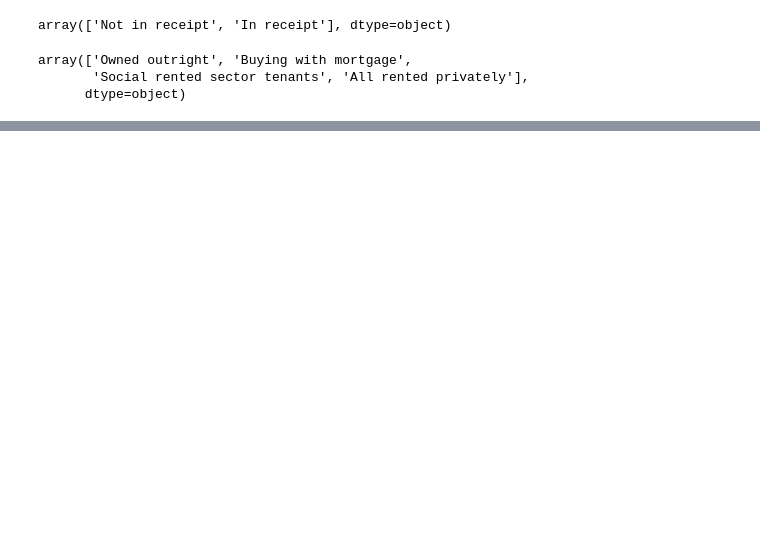
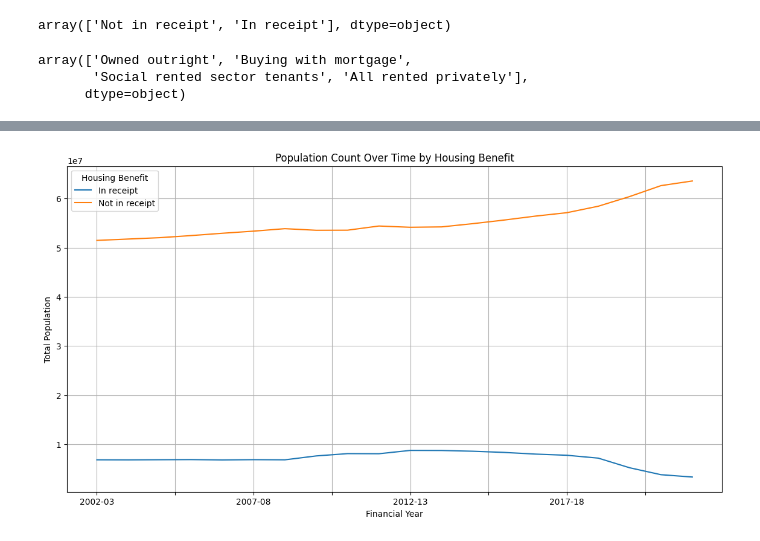
Before and after one commit to DhammikePremachandra/Housing_Tenure_and_Poverty, a Jupyter notebook: Tenure_and_Poverty.ipynb, the cells around one changed output, grey strips where cells are left out. Saved outputs shown, nothing was run; the diff lists cells and outputs as text; code cells hidden in the pictures; blank space fills up the shorter version.

```diff
--- a/Tenure_and_Poverty.ipynb
+++ b/Tenure_and_Poverty.ipynb
@@ -380,0 +391,5 @@ df.head(50)
+# %%
+# Exploring Population Count Over Time by Housing benefit.
+housing_benefit_over_time = df.groupby(['Financial year','Housing benefit'])\
+    ['Total population'].sum()
+housing_benefit_over_time
@@ -380,0 +414,10 @@ df.head(50)
+# %%
+housing_benefit_over_time.unstack().plot(kind='line', figsize=(14, 7))
+plt.title('Population Count Over Time by Housing Benefit')
+plt.xlabel('Financial Year')
+plt.ylabel('Total Population')
+plt.legend(title='Housing Benefit')
+plt.grid(True)
+plt.show()
+# %% [output]
+[figure, added]
```
Also changed, not shown: parts of 19 cells of this notebook.
